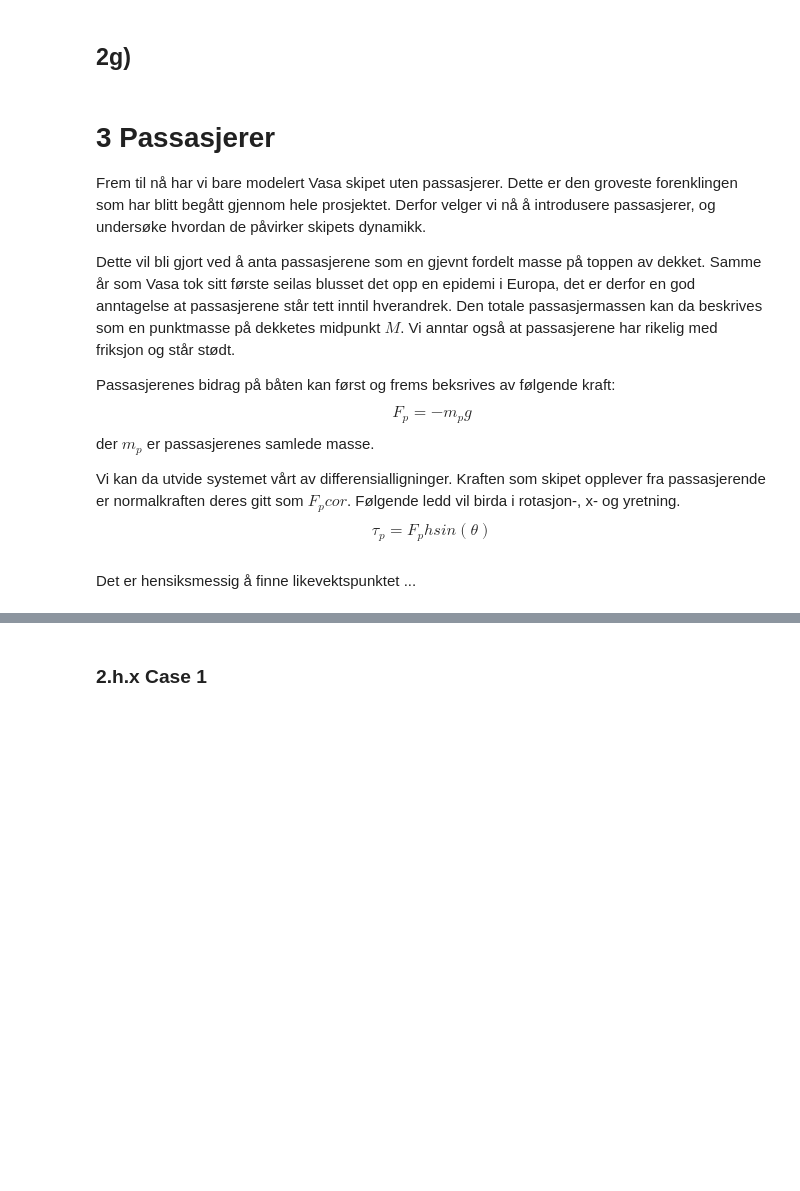
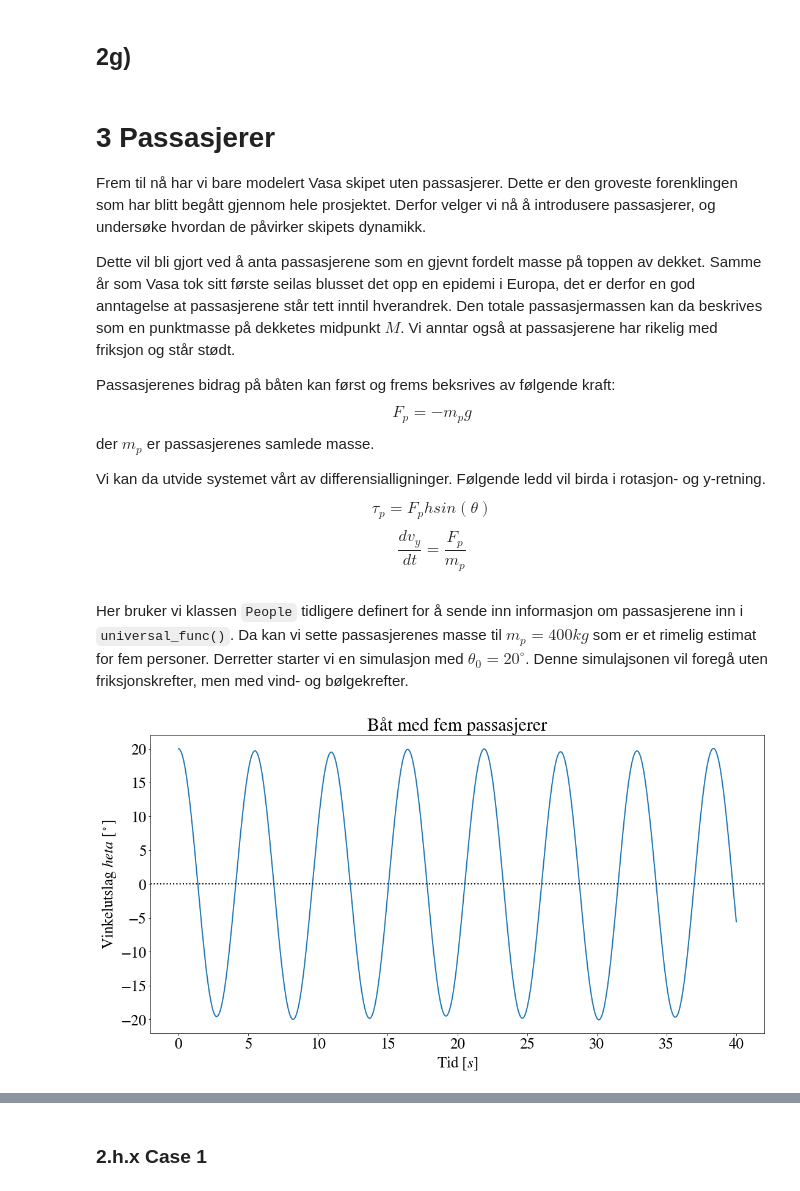
Before and after one commit to emiljonsrud/vitberr_prosjekt2_tekfys, a Jupyter notebook: clean_code.ipynb, the cells around one changed output, grey strips where cells are left out. Cells and saved outputs as stored; diff of their text form; code cells hidden in the pictures; blank space fills up the shorter version.

```diff
--- a/clean_code.ipynb
+++ b/clean_code.ipynb
@@ -1313,12 +1311,63 @@ Passasjerenes bidrag på båten kan først og frems beksrives av følgende kraft
 \end{equation}
 der $m_p$ er passasjerenes samlede masse.
 
-Vi kan da utvide systemet vårt av differensialligninger. Kraften som skipet opplever fra passasjerende er normalkraften deres gitt som $F_pcor$. Følgende ledd vil birda i rotasjon-, x- og yretning.
+Vi kan da utvide systemet vårt av differensialligninger. Følgende ledd vil birda i rotasjon- og y-retning.
 \begin{equation}
     \tau_p = F_phsin(\theta)
 \end{equation}
-
+\begin{equation}
+    \frac{dv_y}{dt} = \frac{F_p}{m_p}
+\end{equation}
 
 <!En interresant tanke som opstår ved undersøkelse av båtens vugging er sammensettingen av bølger. ...!>
-# %% [markdown]
-Det er hensiksmessig å finne likevektspunktet ...
+# %% [markdown]
+Her bruker vi klassen `People` tidligere definert for å sende inn informasjon om passasjerene inn i `universal_func()`. Da kan vi sette passasjerenes masse til $m_p = 400kg$ som er et rimelig estimat for fem personer. Derretter starter vi en simulasjon med $\theta_0 = 20^\circ$. Denne simulajsonen vil foregå uten friksjonskrefter, men med vind- og bølgekrefter.
+# %%
+def people_on_boat():
+    m_p = 400 # [kg]
+    passangers = People(m_p, 0)
+
+
+    ######################################
+    #   This block is repetetive
+    w_start_vals = [
+        20,  # theta [deg]
+        0,  # omega [rad/s]
+        0,  # x [m]
+        0,  # y [m]
+        0,  # v_x [m/s]
+        0,  # v_y [m/s]
+        0,  # s_L [m]
+        0   # v_L [m/s]
+        ]
+
+    F_0 = 1000         # Force of wave
+    k_f = 0         # Friction coefficient
+    t_end = 40      # End time
+    h_step = 0.01   # Time step
+
+
+    m_boat = A_s*sigma
+    m_L = 0
+
+    omega_0 = np.sqrt((m_boat*g*h)/calculate_I_c(0, 0))
+    omega_w = 0*omega_0
+
+    t, w = universal_func(w_start_vals, t_end, h_step, F_0, k_f, omega_w, m_boat, m_L, fences_bool_input=True, crowd=party_people)
+    y_pos = w[3]
+
+    plt.plot(
+        t,
+        np.rad2deg(w[0]),
+        # 'o'
+    )
+    # plt.ylim(-2.5,2.5)
+    plt.ylabel('Vinkelutslag $\theta$ [$^\circ$]')
+    plt.xlabel('Tid [$s$]')
+
+    plt.title("Båt med fem passasjerer")
+    plt.axhline(0, color="black", linestyle="dotted")
+    plt.show()
+people_on_boat()
+# %% [output]
+[figure, added]
```
Also changed, not shown: parts of 9 cells of this notebook.
